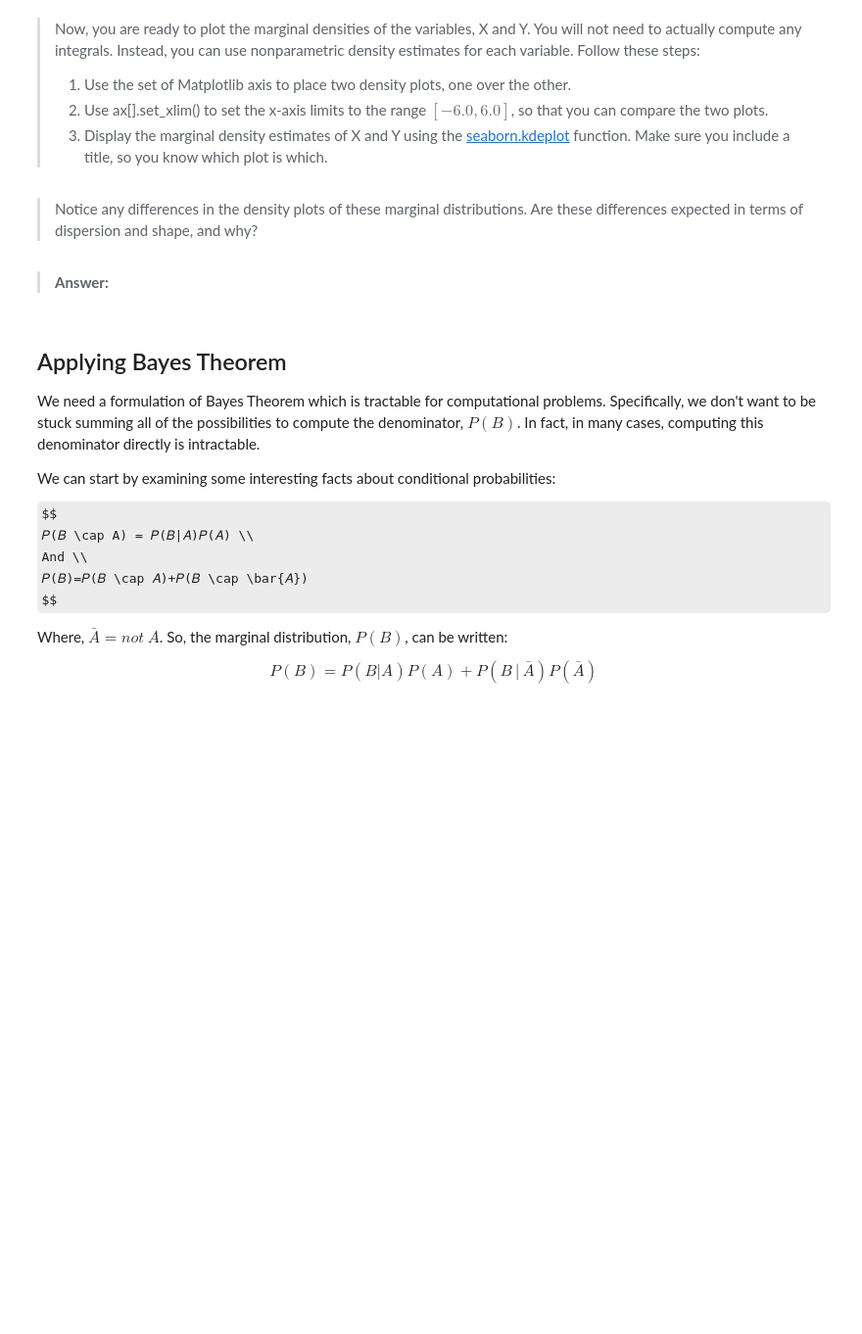
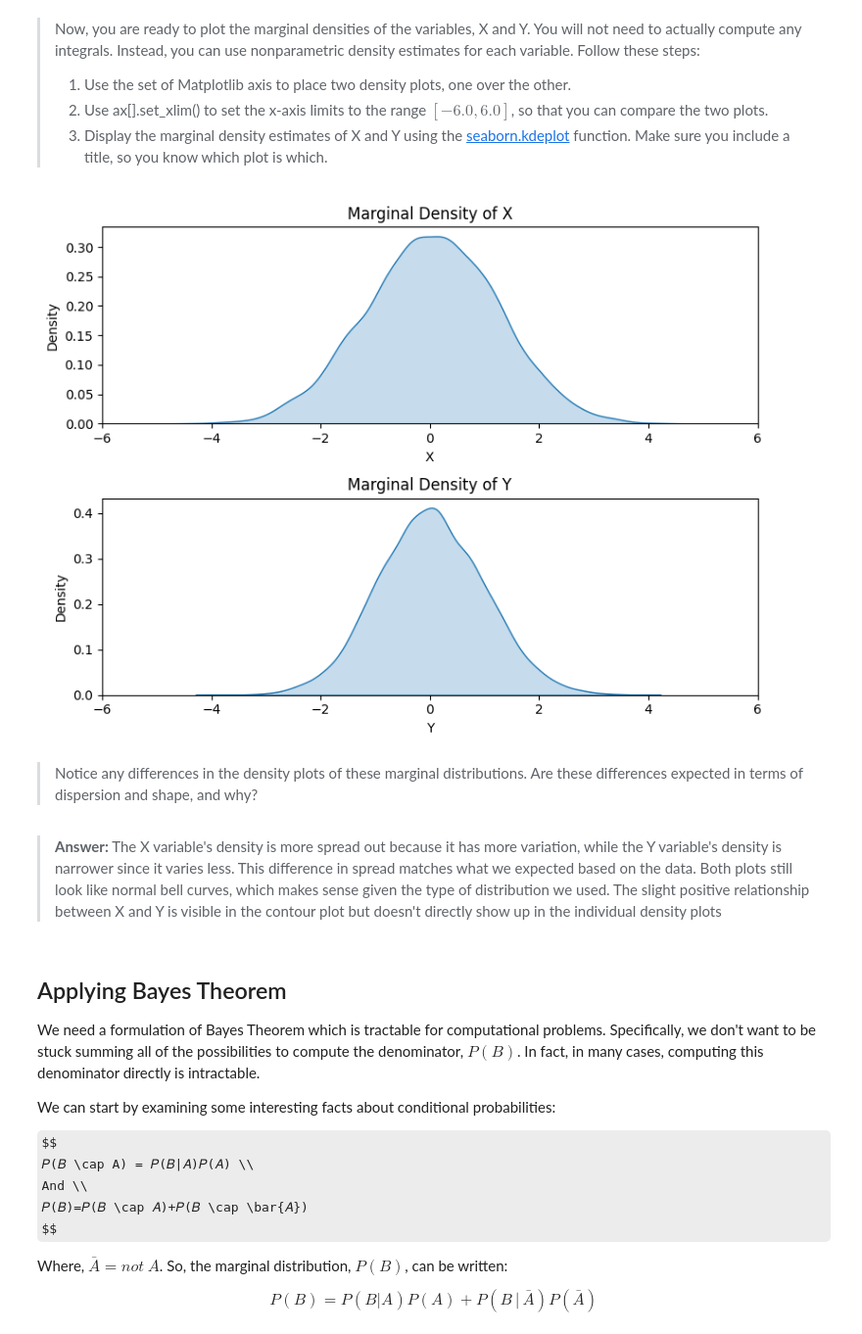
Before and after one commit to StephenElston/CSCI-E-83, a Jupyter notebook: Notebooks/18_Chapter18_BayesianModels.ipynb, the cells around one changed output. Shown: that part at 98% size. Saved outputs shown, nothing was run; the diff lists cells and outputs as text; code cells hidden in the pictures; some formulas as TeX source; blank space fills up the shorter version.

```diff
--- a/Notebooks/18_Chapter18_BayesianModels.ipynb
+++ b/Notebooks/18_Chapter18_BayesianModels.ipynb
@@ -195,7 +198,26 @@ fig, ax = plt.subplots(2, 1, figsize=(8, 6))
+# %%
+# Create subplots for the marginal densities of X and Y
+fig, ax = plt.subplots(2, 1, figsize=(8, 6))
+
+# Plot the KDE of the X variable on the first axis
+sns.kdeplot(bi_variate_normal['X'], ax=ax[0], fill=True)
+ax[0].set_xlim([-6.0, 6.0])
+ax[0].set_title('Marginal Density of X')
+
+# Plot the KDE of the Y variable on the second axis
+sns.kdeplot(bi_variate_normal['Y'], ax=ax[1], fill=True)
+ax[1].set_xlim([-6.0, 6.0])
+ax[1].set_title('Marginal Density of Y')
+
+# Display the plots
+plt.tight_layout()
+plt.show()
+# %% [output]
+[figure, added]
 # %% [markdown]
 > Notice any differences in the density plots of these marginal distributions. Are these differences expected in terms of dispersion and shape, and why?
-# %% [markdown]
-> **Answer:**
+# %% [markdown]
+> **Answer:** The X variable's density is more spread out because it has more variation, while the Y variable's density is narrower since it varies less. This difference in spread matches what we expected based on the data. Both plots still look like normal bell curves, which makes sense given the type of distribution we used. The slight positive relationship between X and Y is visible in the contour plot but doesn't directly show up in the individual density plots
 # %% [markdown]
 ## Applying Bayes Theorem
 
```
Also changed, not shown: parts of 40 cells of this notebook.
